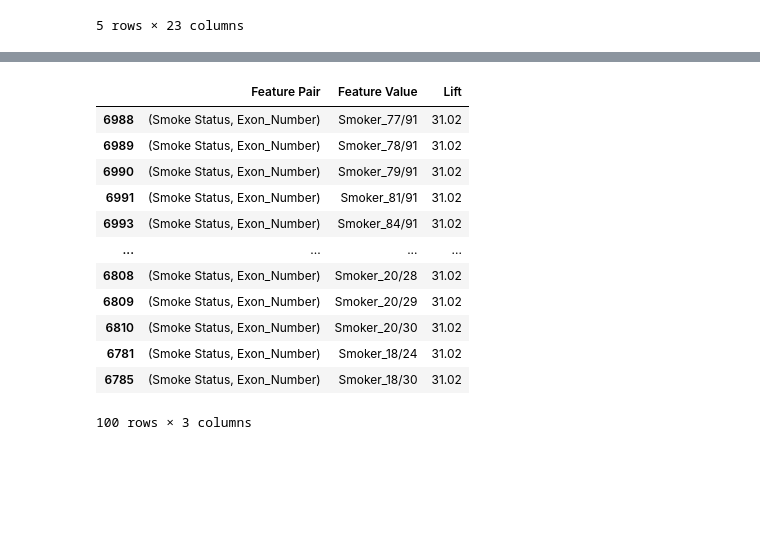
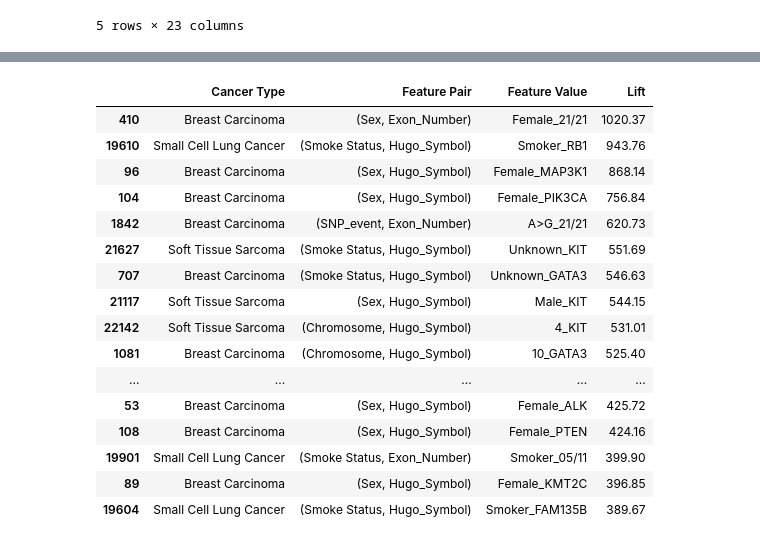
Before and after one commit to Taneun/OncoHypothesis-LLM-Ranker, a Jupyter notebook: pan_cancer/tal_data_preprocessing_new.ipynb, the cells around one changed output, grey strips where cells are left out. Drawn from its saved outputs; the diff is of its cells as text; code cells hidden in the pictures; blank space fills up the shorter version.

Commit message:
update lift

```diff
--- a/pan_cancer/tal_data_preprocessing_new.ipynb
+++ b/pan_cancer/tal_data_preprocessing_new.ipynb
@@ -287,4 +236,7 @@ corr_list
  'Soft Tissue Sarcoma: Diagnosis Age=21-30, Event_Info=JAML-KMT2A, Support: 3',
  'Soft Tissue Sarcoma: TMB (nonsynonymous)=0.0, Diagnosis Age=0-10, Support: 3',
  'Uterine Corpus Endometrial Carcinoma: TMB (nonsynonymous)=1.233333333, Sex=Female, Support: 23']
+# %%
+cancer_type_dummy = data_for_lift['Cancer Type'].str.get_dummies().groupby(level=0).sum()
+data_for_lift = data_for_lift.join(cancer_type_dummy)
 # %%
@@ -356,2 +251,0 @@ Male                     0.009773                              0.000000
-# %%
-data = data_for_model
@@ -418,23 +261,23 @@ feature_combinations
 # %%
 lifts = []
+for cancer_type in cancer_type_dummy.columns:
+    # Calculate the probability of the cancer type
+    P_B = data[cancer_type].mean()
 
-P_B = data['Is_Lung_Cancer'].mean()
-print("P_B:", P_B)
+    for feature_pair in feature_combinations:
+        # Create a combined feature
+        combined_feature = data[feature_pair[0]].astype(str) + "_" + data[feature_pair[1]].astype(str)
+        # Filter out combinations with very low counts
+        min_count = 100
+        P_A_counts = combined_feature.value_counts()
 
-for feature_pair in feature_combinations:
-    # Create a combined feature
-    combined_feature = data[feature_pair[0]].astype(str) + "_" + data[feature_pair[1]].astype(str)
-    # Filter out combinations with very low counts
-    min_count = 3  # Adjust as needed
-    P_A_counts = combined_feature.value_counts()
+        # Filter combined features based on minimum count
+        valid_features = P_A_counts[P_A_counts >= min_count].index
+        filtered_data = combined_feature[combined_feature.isin(valid_features)]
 
-    # Filter combined features based on minimum count
-    valid_features = P_A_counts[P_A_counts >= min_count].index
-    filtered_data = combined_feature[combined_feature.isin(valid_features)]
-
-    # Recalculate probabilities with filtered data
-    P_A = filtered_data.value_counts(normalize=True)
-    P_A_and_B = filtered_data[data['Is_Lung_Cancer'] == 1].value_counts(normalize=True)
-    lift = (P_A_and_B / (P_A * P_B)).round(2)
-    lifts.append((feature_pair, lift))
+        # Recalculate probabilities with filtered data
+        P_A = filtered_data.value_counts(normalize=True)
+        P_A_and_B = filtered_data[data[cancer_type] == 1].value_counts(normalize=True)
+        lift = (P_A_and_B / (P_A * P_B)).round(2)
+        lifts.append((cancer_type, feature_pair, lift))
 # %% [output]
@@ -443,9 +286,10 @@ P_B: 0.18437104602194399
 # Flatten the results for easy visualization
 lift_results = []
 
-for feature_pair, lift in lifts:
+for cancer_type, feature_pair, lift in lifts:
     for feature_value, lift_value in lift.items():
         lift_results.append({
+            'Cancer Type': cancer_type,
             'Feature Pair': feature_pair,
             'Feature Value': feature_value,
             'Lift': lift_value
@@ -472,16 +300,20 @@ Name: count, Length: 1636, dtype: int64
 # %%
-lift_df.head(100)
+lift_df.head(20)
 # %% [output]
-|  | Feature Pair | Feature Value | Lift |
-| 6988 | (Smoke Status, Exon_Number) | Smoker_77/91 | 31.02 |
-| 6989 | (Smoke Status, Exon_Number) | Smoker_78/91 | 31.02 |
-| 6990 | (Smoke Status, Exon_Number) | Smoker_79/91 | 31.02 |
-| 6991 | (Smoke Status, Exon_Number) | Smoker_81/91 | 31.02 |
-| 6993 | (Smoke Status, Exon_Number) | Smoker_84/91 | 31.02 |
-| ... | ... | ... | ... |
-| 6808 | (Smoke Status, Exon_Number) | Smoker_20/28 | 31.02 |
-| 6809 | (Smoke Status, Exon_Number) | Smoker_20/29 | 31.02 |
-| 6810 | (Smoke Status, Exon_Number) | Smoker_20/30 | 31.02 |
-| 6781 | (Smoke Status, Exon_Number) | Smoker_18/24 | 31.02 |
-| 6785 | (Smoke Status, Exon_Number) | Smoker_18/30 | 31.02 |
+|  | Cancer Type | Feature Pair | Feature Value | Lift |
+| 410 | Breast Carcinoma | (Sex, Exon_Number) | Female_21/21 | 1020.37 |
+| 19610 | Small Cell Lung Cancer | (Smoke Status, Hugo_Symbol) | Smoker_RB1 | 943.76 |
+| 96 | Breast Carcinoma | (Sex, Hugo_Symbol) | Female_MAP3K1 | 868.14 |
+| 104 | Breast Carcinoma | (Sex, Hugo_Symbol) | Female_PIK3CA | 756.84 |
+| 1842 | Breast Carcinoma | (SNP_event, Exon_Number) | A>G_21/21 | 620.73 |
+| 21627 | Soft Tissue Sarcoma | (Smoke Status, Hugo_Symbol) | Unknown_KIT | 551.69 |
+| 707 | Breast Carcinoma | (Smoke Status, Hugo_Symbol) | Unknown_GATA3 | 546.63 |
+| 21117 | Soft Tissue Sarcoma | (Sex, Hugo_Symbol) | Male_KIT | 544.15 |
+| 22142 | Soft Tissue Sarcoma | (Chromosome, Hugo_Symbol) | 4_KIT | 531.01 |
+| 1081 | Breast Carcinoma | (Chromosome, Hugo_Symbol) | 10_GATA3 | 525.40 |
+| ... | ... | ... | ... | ... |
+| 53 | Breast Carcinoma | (Sex, Hugo_Symbol) | Female_ALK | 425.72 |
+| 108 | Breast Carcinoma | (Sex, Hugo_Symbol) | Female_PTEN | 424.16 |
+| 19901 | Small Cell Lung Cancer | (Smoke Status, Exon_Number) | Smoker_05/11 | 399.90 |
+| 89 | Breast Carcinoma | (Sex, Hugo_Symbol) | Female_KMT2C | 396.85 |
+| 19604 | Small Cell Lung Cancer | (Smoke Status, Hugo_Symbol) | Smoker_FAM135B | 389.67 |
-100 rows × 3 columns
```
Also changed, not shown: parts of 37 cells of this notebook, 3 other files.
